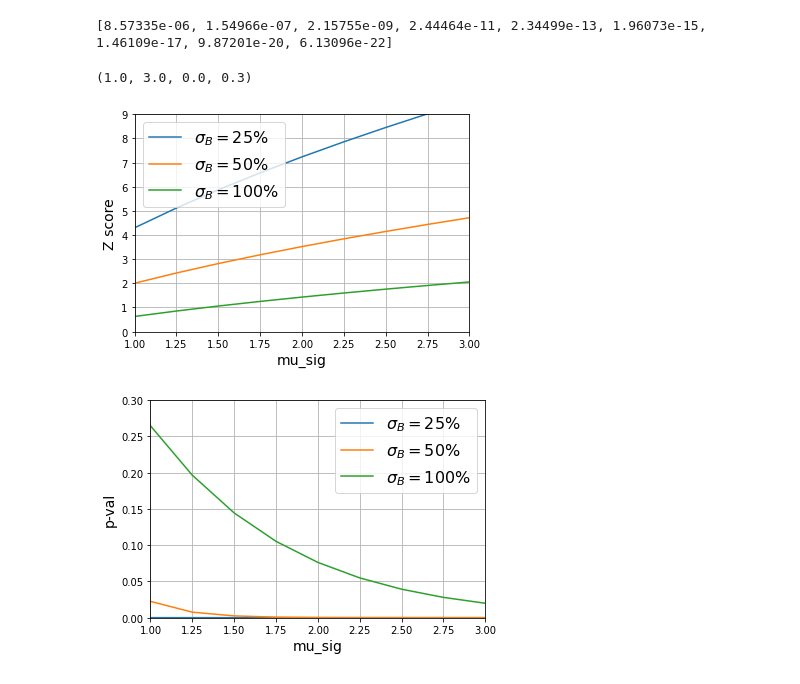
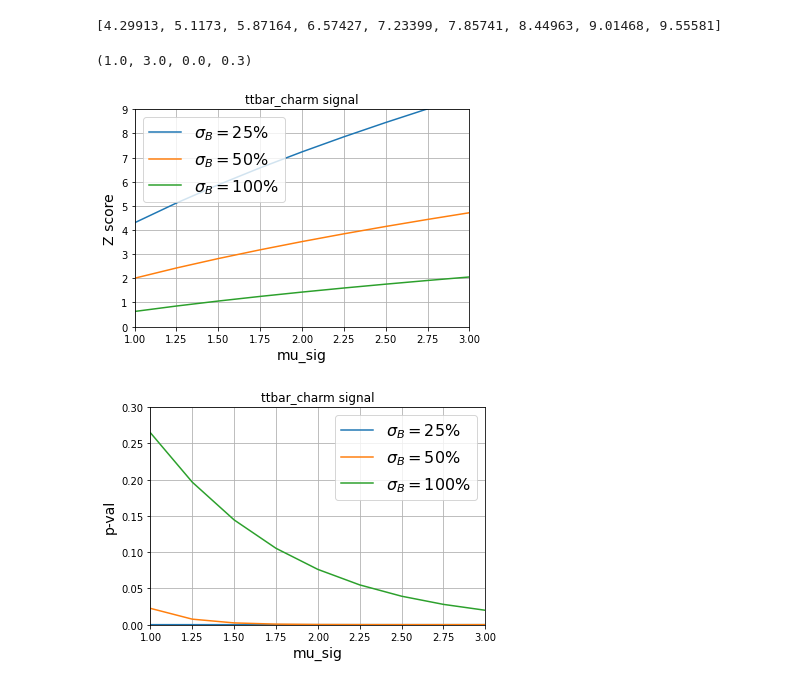
Before and after one commit to mghasemi19/TopFC, a Jupyter notebook: Fit_results/significance_plot.ipynb, the cells around one changed output. Saved outputs shown, nothing was run; the diff lists cells and outputs as text; code cells hidden in the pictures.

```diff
--- a/Fit_results/significance_plot.ipynb
+++ b/Fit_results/significance_plot.ipynb
@@ -55,41 +58,44 @@ plt.axis([1, 3, 0, 0.3])
 # %%
 # AMS 0.80
 pval_25 = list(map(float, split_lst[0][9:18]))
-print(pval_25)
 pval_50 = list(map(float, split_lst[2][9:18]))
 pval_100 = list(map(float, split_lst[4][9:18]))
 zval_25 = list(map(float, split_lst[1][9:18]))
 zval_50 = list(map(float, split_lst[3][9:18]))
 zval_100 = list(map(float, split_lst[5][9:18]))
+
+print(zval_25)
 
 plt.figure(0)
 plt.plot(mu_sig, zval_25, label = "$\sigma_{B}=$25%")
 plt.plot(mu_sig, zval_50, label = "$\sigma_{B}=$50%")
 plt.plot(mu_sig, zval_100, label = "$\sigma_{B}=$100%")
 
 plt.grid(True)
 plt.legend(loc="upper left", fontsize=16)
 
 plt.xlabel("mu_sig", fontsize=14)
 plt.ylabel("Z score", fontsize=14)
+plt.title("ttbar_charm signal")
 plt.axis([1, 3, 0, 9])
 
 plt.figure(1)
 plt.plot(mu_sig, pval_25, label = "$\sigma_{B}=$25%")
 plt.plot(mu_sig, pval_50, label = "$\sigma_{B}=$50%")
 plt.plot(mu_sig, pval_100, label = "$\sigma_{B}=$100%")
 
 plt.grid(True)
 plt.legend(loc="upper right", fontsize=16)
 
 plt.xlabel("mu_sig", fontsize=14)
 plt.ylabel("p-val", fontsize=14)
+plt.title("ttbar_charm signal")
 plt.axis([1, 3, 0, 0.3])
 # %% [output]
-[8.57335e-06, 1.54966e-07, 2.15755e-09, 2.44464e-11, 2.34499e-13, 1.96073e-15, 1.46109e-17, 9.87201e-20, 6.13096e-22]
+[4.29913, 5.1173, 5.87164, 6.57427, 7.23399, 7.85741, 8.44963, 9.01468, 9.55581]
 (1.0, 3.0, 0.0, 0.3)
-[figure, old version]
+[figure, new version]
-[figure, old version]
+[figure, new version]
 # %%
 # AMS 0.85
 pval_25 = list(map(float, split_lst[0][18:27]))
```
Also changed, not shown: parts of 8 cells of this notebook, 8 other files.
